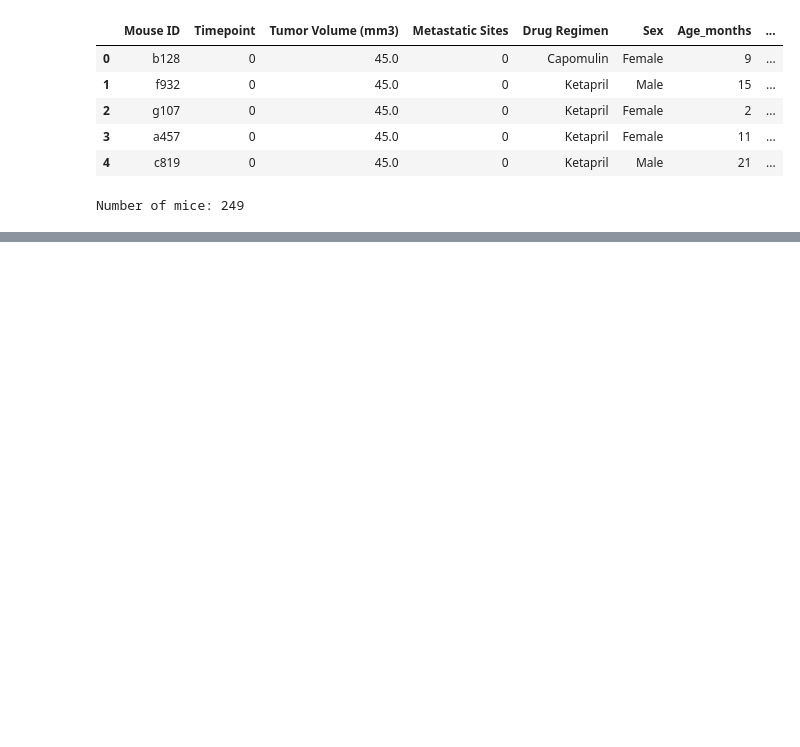
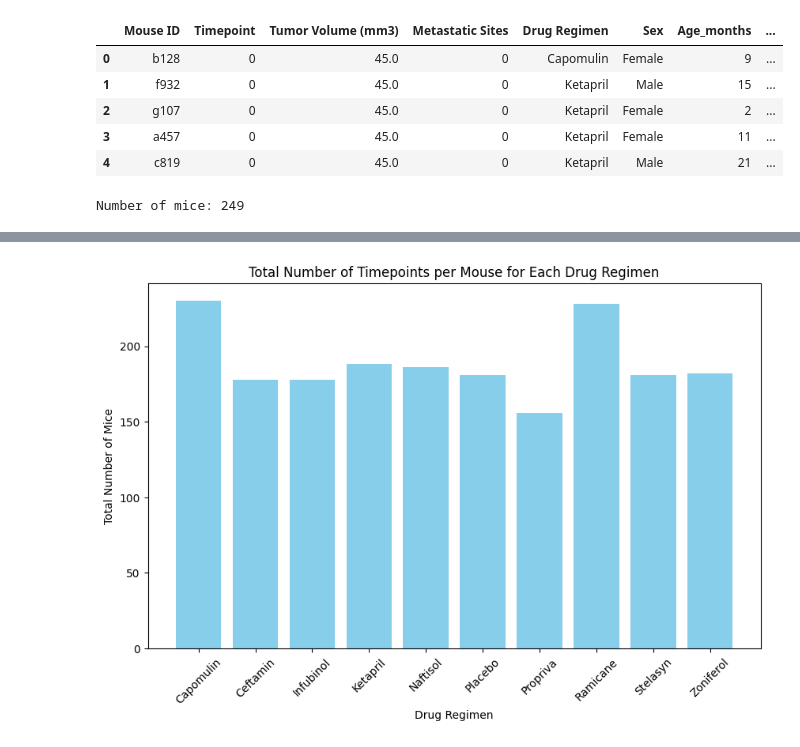
Before and after one commit to soniamoretti/05-Dataviz-challenge, a Jupyter notebook: Challenge 05.ipynb, the cells around one changed output, grey strips where cells are left out. Cells and saved outputs as stored; diff of their text form; code cells hidden in the pictures; blank space fills up the shorter version.

```diff
--- a/Challenge 05.ipynb
+++ b/Challenge 05.ipynb
@@ -36,0 +139,17 @@ Number of mice: 249
+# %%
+# Create a bar chart using Matplotlib
+plt.figure(figsize=(10, 6))
+plt.bar(drug_regimen_counts.index, drug_regimen_counts, color='skyblue')
+
+# Set the title and labels for the plot
+plt.title('Total Number of Timepoints per Mouse for Each Drug Regimen')
+plt.xlabel('Drug Regimen')
+plt.ylabel('Total Number of Mice')
+
+# Rotate the x-axis labels for better readability
+plt.xticks(rotation=45)
+
+# Show the plot
+plt.show()
+# %% [output]
+[figure, added]
```
Also changed, not shown: parts of 20 cells of this notebook.
